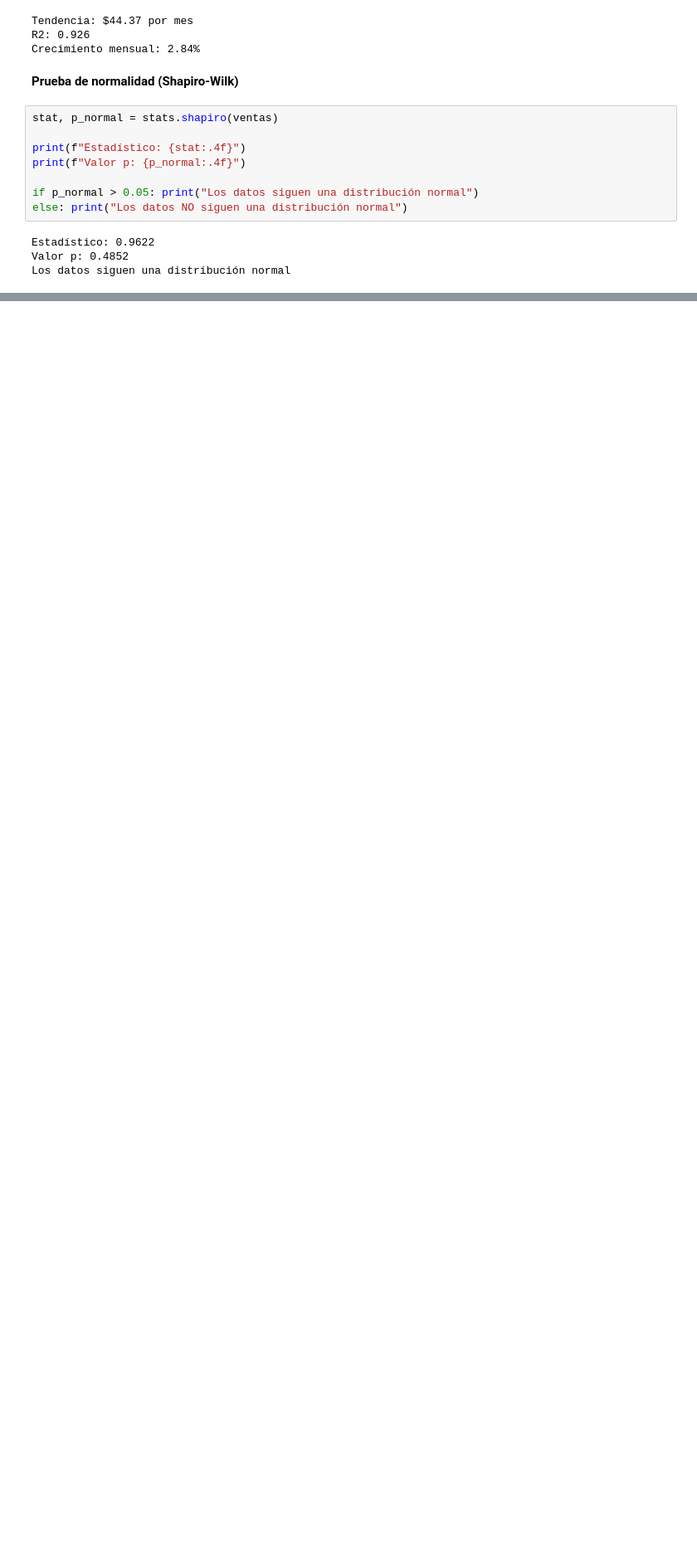
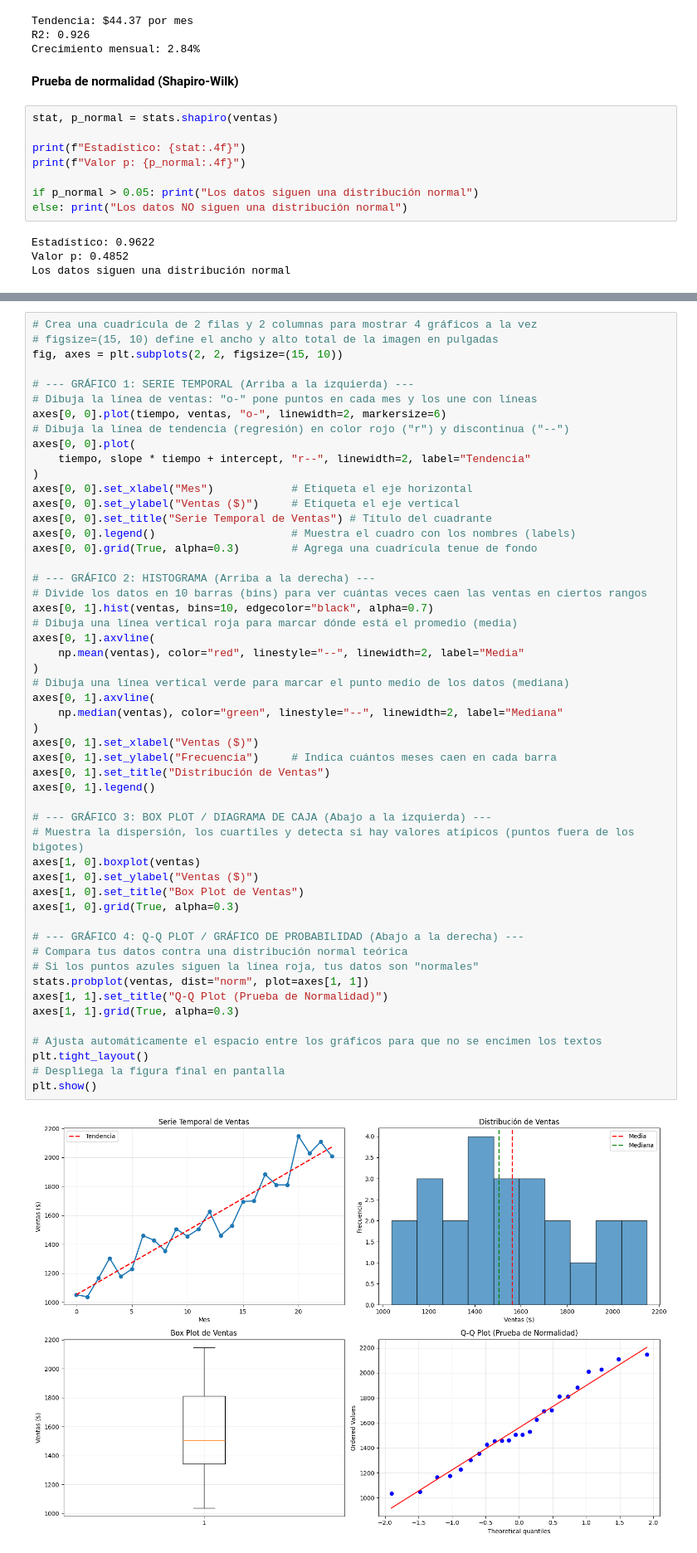
Before and after one commit to MAlexisPena/data_analytics, a Jupyter notebook: fundamentos_estadisticos.ipynb, the cells around one changed output, grey strips where cells are left out. Shown at 83% size. Drawn from its saved outputs; the diff is of its cells as text; blank space fills up the shorter version.

Commit message:
Visualización de los datos

```diff
--- a/fundamentos_estadisticos.ipynb
+++ b/fundamentos_estadisticos.ipynb
@@ -55,0 +58,54 @@ Los datos siguen una distribución normal
+# %%
+# Crea una cuadrícula de 2 filas y 2 columnas para mostrar 4 gráficos a la vez
+# figsize=(15, 10) define el ancho y alto total de la imagen en pulgadas
+fig, axes = plt.subplots(2, 2, figsize=(15, 10))
+
+# --- GRÁFICO 1: SERIE TEMPORAL (Arriba a la izquierda) ---
+# Dibuja la línea de ventas: "o-" pone puntos en cada mes y los une con líneas
+axes[0, 0].plot(tiempo, ventas, "o-", linewidth=2, markersize=6)
+# Dibuja la línea de tendencia (regresión) en color rojo ("r") y discontinua ("--")
+axes[0, 0].plot(
+    tiempo, slope * tiempo + intercept, "r--", linewidth=2, label="Tendencia"
+)
+axes[0, 0].set_xlabel("Mes")            # Etiqueta el eje horizontal
+axes[0, 0].set_ylabel("Ventas ($)")     # Etiqueta el eje vertical
+axes[0, 0].set_title("Serie Temporal de Ventas") # Título del cuadrante
+axes[0, 0].legend()                     # Muestra el cuadro con los nombres (labels)
+axes[0, 0].grid(True, alpha=0.3)        # Agrega una cuadrícula tenue de fondo
+
+# --- GRÁFICO 2: HISTOGRAMA (Arriba a la derecha) ---
+# Divide los datos en 10 barras (bins) para ver cuántas veces caen las ventas en ciertos rangos
+axes[0, 1].hist(ventas, bins=10, edgecolor="black", alpha=0.7)
+# Dibuja una línea vertical roja para marcar dónde está el promedio (media)
+axes[0, 1].axvline(
+    np.mean(ventas), color="red", linestyle="--", linewidth=2, label="Media"
+)
+# Dibuja una línea vertical verde para marcar el punto medio de los datos (mediana)
+axes[0, 1].axvline(
+    np.median(ventas), color="green", linestyle="--", linewidth=2, label="Mediana"
+)
+axes[0, 1].set_xlabel("Ventas ($)")
+axes[0, 1].set_ylabel("Frecuencia")     # Indica cuántos meses caen en cada barra
+axes[0, 1].set_title("Distribución de Ventas")
+axes[0, 1].legend()
+
+# --- GRÁFICO 3: BOX PLOT / DIAGRAMA DE CAJA (Abajo a la izquierda) ---
+# Muestra la dispersión, los cuartiles y detecta si hay valores atípicos (puntos fuera de los bigotes)
+axes[1, 0].boxplot(ventas)
+axes[1, 0].set_ylabel("Ventas ($)")
+axes[1, 0].set_title("Box Plot de Ventas")
+axes[1, 0].grid(True, alpha=0.3)
+
+# --- GRÁFICO 4: Q-Q PLOT / GRÁFICO DE PROBABILIDAD (Abajo a la derecha) ---
+# Compara tus datos contra una distribución normal teórica
+# Si los puntos azules siguen la línea roja, tus datos son "normales"
+stats.probplot(ventas, dist="norm", plot=axes[1, 1])
+axes[1, 1].set_title("Q-Q Plot (Prueba de Normalidad)")
+axes[1, 1].grid(True, alpha=0.3)
+
+# Ajusta automáticamente el espacio entre los gráficos para que no se encimen los textos
+plt.tight_layout()
+# Despliega la figura final en pantalla
+plt.show()
+# %% [output]
+[figure, added]
```
Also changed, not shown: parts of 1 cell of this notebook.
